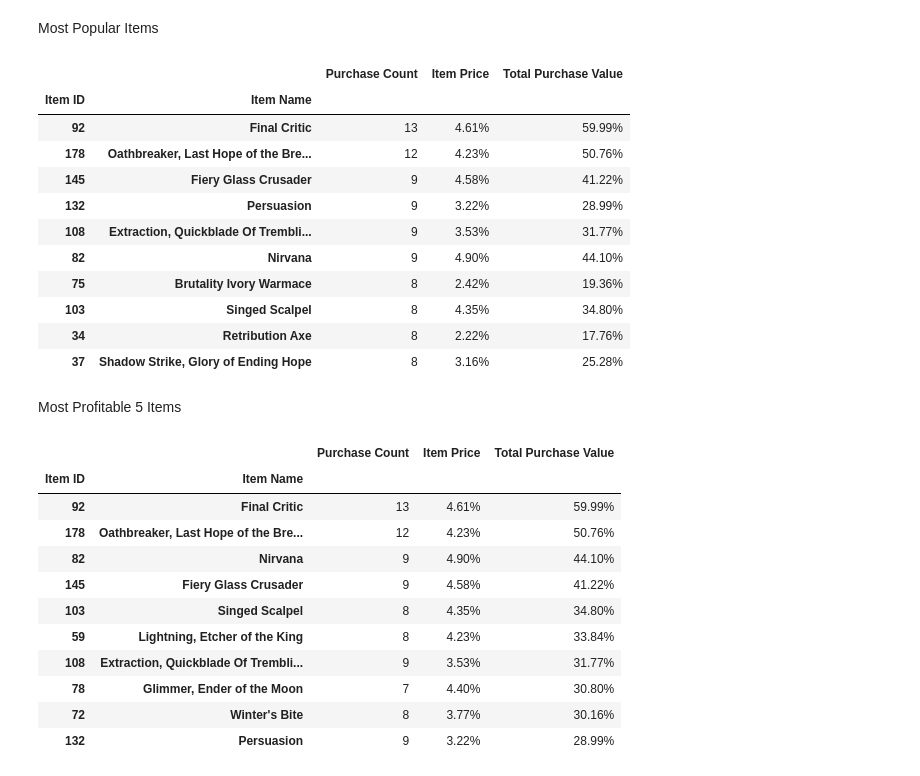
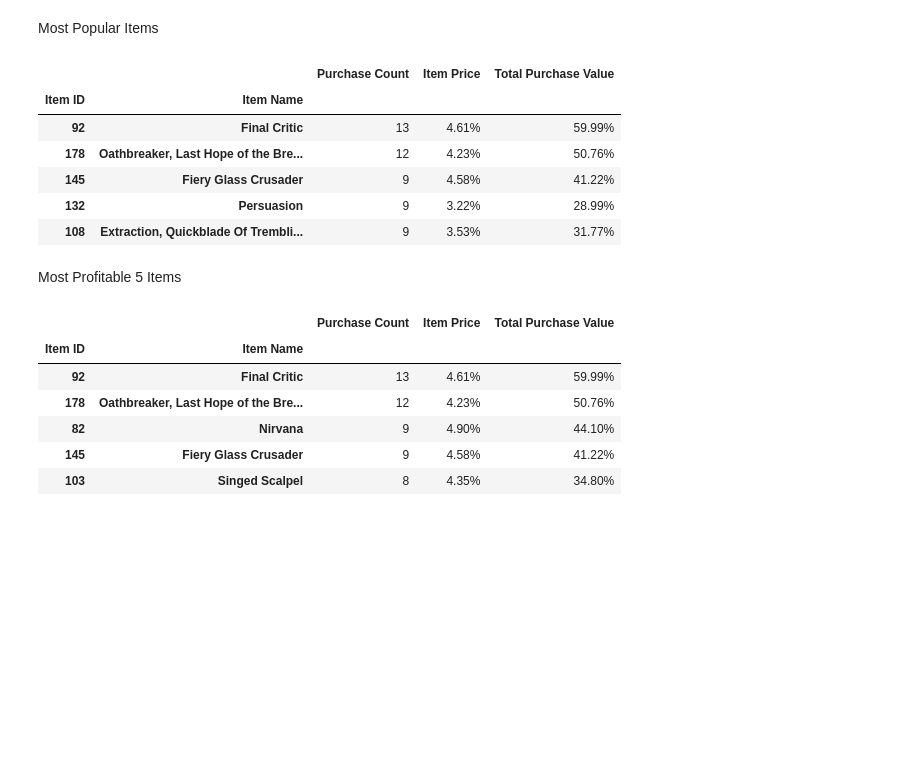
Before and after one commit to jocelyn4112/pandas-challenge, a Jupyter notebook: MainHouse.ipynb, the cells around one changed output. Saved outputs shown, nothing was run; the diff lists cells and outputs as text; code cells hidden in the pictures; blank space fills up the shorter version.

```diff
--- a/MainHouse.ipynb
+++ b/MainHouse.ipynb
@@ -205,34 +205,29 @@ Most Popular Items
 # %%
 #Purchase count
 purchase_count = purchase_df.groupby(["Item ID","Item Name"]).count()["Purchase ID"]
 #item price
 item_price = purchase_df.groupby(["Item ID","Item Name"]).mean()["Price"]
 #Total Purchase Value
 total_pur_value = purchase_count * item_price
 #purchase_df.groupby(["Item ID","Item Name"]).sum()["Price"]
 
 popular_df = pd.DataFrame ({     "Purchase Count":purchase_count,
                                  "Item Price":item_price,
                                  "Total Purchase Value":total_pur_value
                            })
 
 popular_df.style.format({"Purchase Count" : "{:,.2f}",
                         "Item Price": "${:,.2f}",
                          "Total Purchase Value": "${:,.2f}"})
-popular_df.sort_values("Purchase Count", ascending = False).head(10)
+popular_df.sort_values("Purchase Count", ascending = False).head(5)
 # %% [output]
 |  |  | Purchase Count | Item Price | Total Purchase Value |
 | Item ID | Item Name |  |  |  |
 | 92 | Final Critic | 13 | 4.61% | 59.99% |
 | 178 | Oathbreaker, Last Hope of the Bre... | 12 | 4.23% | 50.76% |
 | 145 | Fiery Glass Crusader | 9 | 4.58% | 41.22% |
 | 132 | Persuasion | 9 | 3.22% | 28.99% |
 | 108 | Extraction, Quickblade Of Trembli... | 9 | 3.53% | 31.77% |
-| 82 | Nirvana | 9 | 4.90% | 44.10% |
-| 75 | Brutality Ivory Warmace | 8 | 2.42% | 19.36% |
-| 103 | Singed Scalpel | 8 | 4.35% | 34.80% |
-| 34 | Retribution Axe | 8 | 2.22% | 17.76% |
-| 37 | Shadow Strike, Glory of Ending Hope | 8 | 3.16% | 25.28% |
 # %% [markdown]
 Most Profitable 5 Items
 # %%
@@ -251,7 +246,7 @@ profitable_df = pd.DataFrame ({
 profitable_df.style.format({"Purchase Count" : "{:,.2f}",
                               "Item Price": "${:,.2f}",
                              "Total Purchase Value": "${:,.2f}"})
-profitable_df.sort_values("Total Purchase Value", ascending = False).head(10)
+profitable_df.sort_values("Total Purchase Value", ascending = False).head(5)
 # %% [output]
 |  |  | Purchase Count | Item Price | Total Purchase Value |
 | Item ID | Item Name |  |  |  |
@@ -260,8 +255,3 @@ profitable_df.sort_values("Total Purchase Value", ascending = False).head(10)
 | 82 | Nirvana | 9 | 4.90% | 44.10% |
 | 145 | Fiery Glass Crusader | 9 | 4.58% | 41.22% |
 | 103 | Singed Scalpel | 8 | 4.35% | 34.80% |
-| 59 | Lightning, Etcher of the King | 8 | 4.23% | 33.84% |
-| 108 | Extraction, Quickblade Of Trembli... | 9 | 3.53% | 31.77% |
-| 78 | Glimmer, Ender of the Moon | 7 | 4.40% | 30.80% |
-| 72 | Winter's Bite | 8 | 3.77% | 30.16% |
-| 132 | Persuasion | 9 | 3.22% | 28.99% |
```
